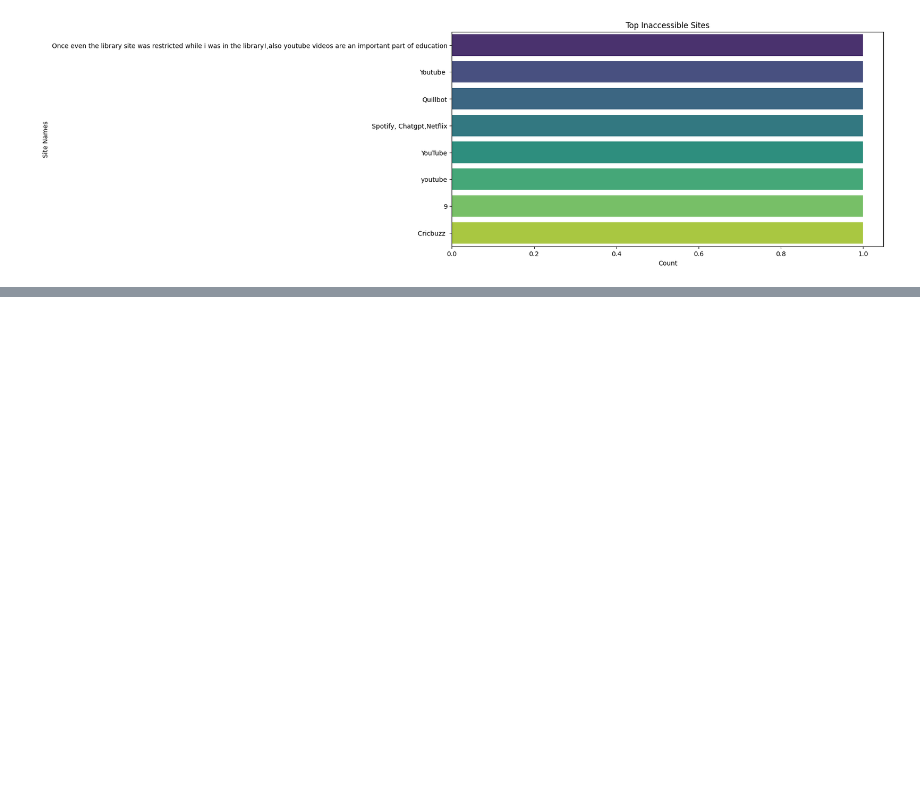
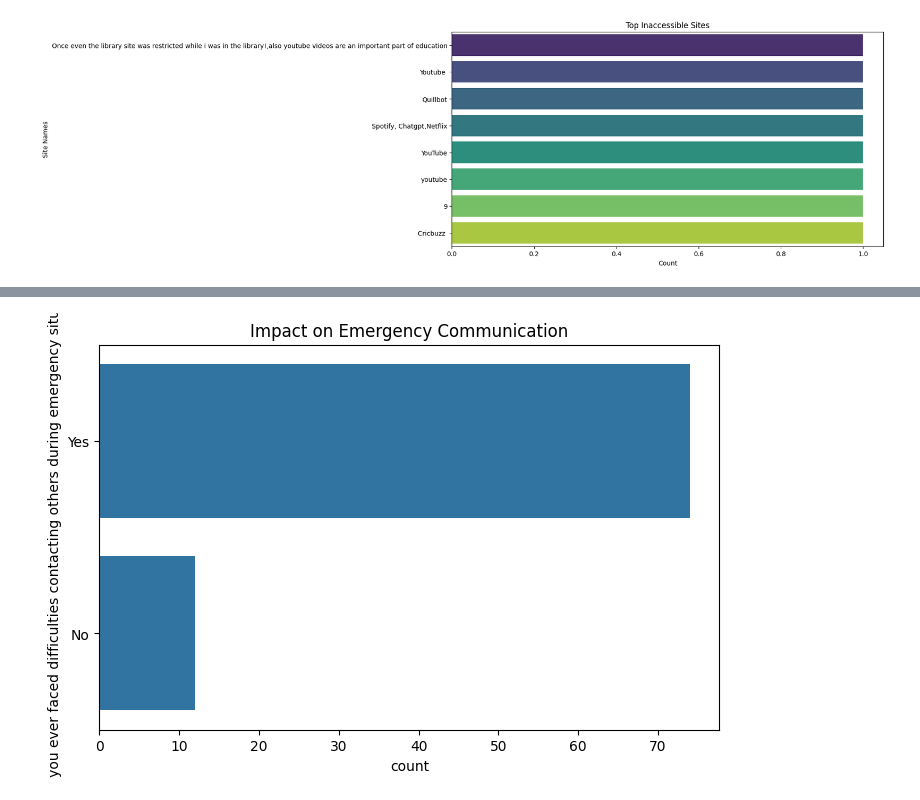
Before and after one commit to falak105/MSCDS-B, a Jupyter notebook: CAC2/CAC2.ipynb, the cells around one changed output, grey strips where cells are left out. Drawn from its saved outputs; the diff is of its cells as text; code cells hidden in the pictures; blank space fills up the shorter version.

```diff
--- a/CAC2/CAC2.ipynb
+++ b/CAC2/CAC2.ipynb
@@ -106,0 +125,8 @@ KeyError: 'Were you able to access all required educational content using Colleg
+# %%
+# 6. Impact on Emergency Communication
+plt.figure(figsize=(8, 5))
+sns.countplot(df['Have you ever faced difficulties contacting others during emergency situations?'])
+plt.title('Impact on Emergency Communication')
+plt.show()
+# %% [output]
+[figure, added]
```
Also changed, not shown: parts of 4 cells of this notebook.
